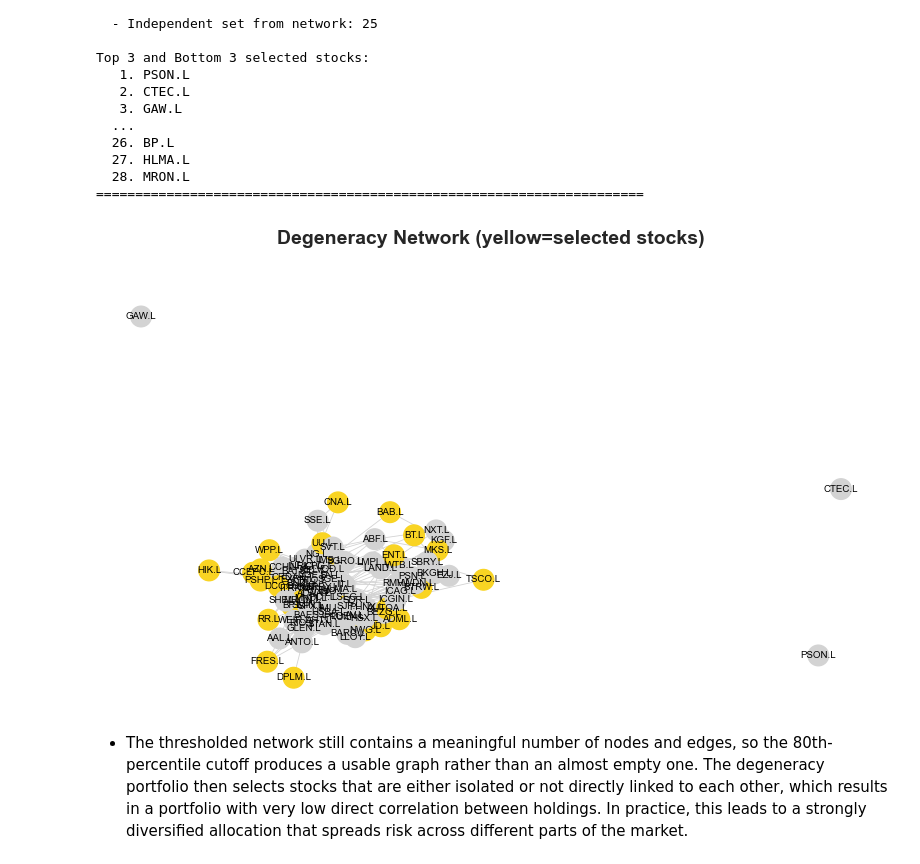
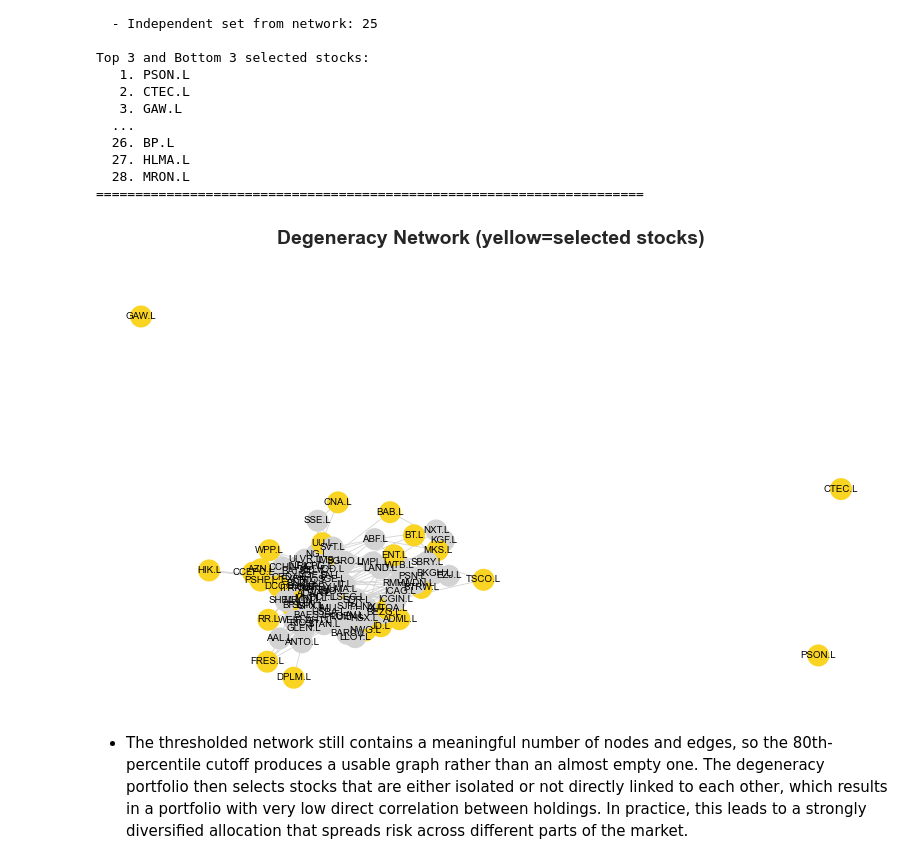
Before and after one commit to AUEBs-INVESTMENT-FINANCE-CLUB/network-clustering-portfolios, a Jupyter notebook: network_hierarchical_portfolios.ipynb, the cells around one changed output. Drawn from its saved outputs; the diff is of its cells as text; code cells hidden in the pictures.

```diff
--- a/network_hierarchical_portfolios.ipynb
+++ b/network_hierarchical_portfolios.ipynb
@@ -194,19 +181,5 @@ upper = upper[~np.isnan(upper)]
 
 threshold_quantile = NETWORK_THRESHOLD_QUANTILE
 threshold = np.quantile(upper, threshold_quantile)
-
-fig, ax = plt.subplots(figsize=(7, 4))
-ax.hist(upper, bins=50, alpha=0.8, edgecolor='black')
-ax.axvline(threshold, color='red', linestyle='--', linewidth=2, label=f'Threshold ({threshold:.3f})')
-ax.set_xlabel('Correlation', fontsize=12)
-ax.set_ylabel('Frequency', fontsize=12)
-ax.set_title('Distribution of Pairwise Correlations (2015–2017)', fontsize=14, fontweight='bold')
-ax.legend()
-ax.grid(True, alpha=0.3)
-plt.tight_layout()
-plt.show()
-
-print(f"\nCorrelation statistics: mean={upper.mean():.3f}, median={np.median(upper):.3f}, std={upper.std():.3f}")
-print(f"Network threshold (q={threshold_quantile:.2f}): {threshold:.3f}")
 # %% [output]
 [figure]
@@ -455,35 +425,35 @@ def draw_degeneracy_network(ax, graph, layout, selected, title):
         return
 
     node_colors = ['#F9D423' if n in selected else '#D3D3D3' for n in graph.nodes]
     nx.draw(
         graph,
         pos=layout,
         node_color=node_colors,
         node_size=220,
         with_labels=True,
         font_size=7,
         edge_color='lightgray',
         width=0.6,
         ax=ax
     )
     ax.axis('off')
 
 fig, ax = plt.subplots(figsize=(8, 5))
 fig.suptitle('Degeneracy Network (yellow=selected stocks)',
              fontsize=14, fontweight='bold', y=0.98)
 
 draw_degeneracy_network(
     ax,
     in_sample_graph,
     in_sample_layout,
-    independence,
+    selected_stocks,
     'Degeneracy Network (yellow=selected stocks)'
 )
 
 plt.tight_layout(rect=[0, 0, 1, 0.94])
 plt.show()
 # %% [output]
-[figure, old version]
+[figure, new version]
 # %% [markdown]
 - The thresholded network still contains a meaningful number of nodes and edges, so the 80th-percentile cutoff produces a usable graph rather than an almost empty one. The degeneracy portfolio then selects stocks that are either isolated or not directly linked to each other, which results in a portfolio with very low direct correlation between holdings. In practice, this leads to a strongly diversified allocation that spreads risk across different parts of the market.
 # %% [markdown]
```
Also changed, not shown: parts of 31 cells of this notebook.
